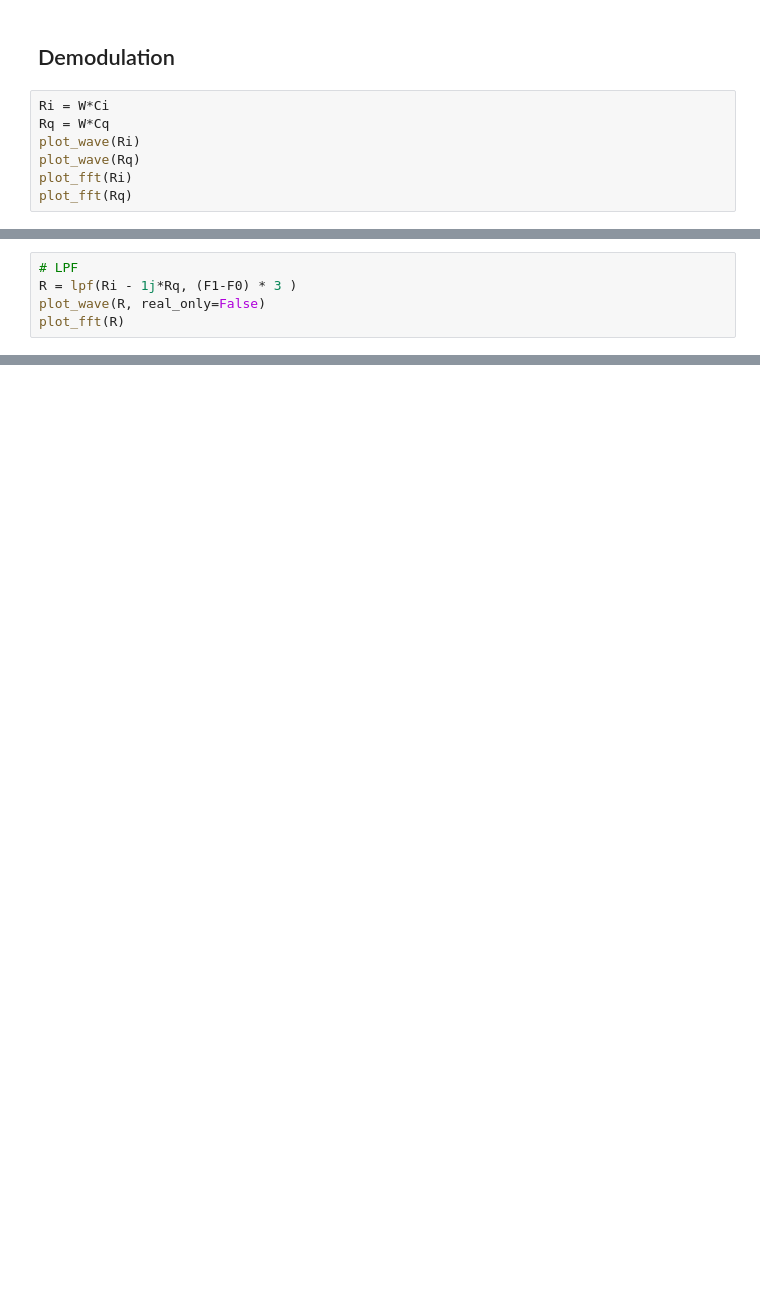
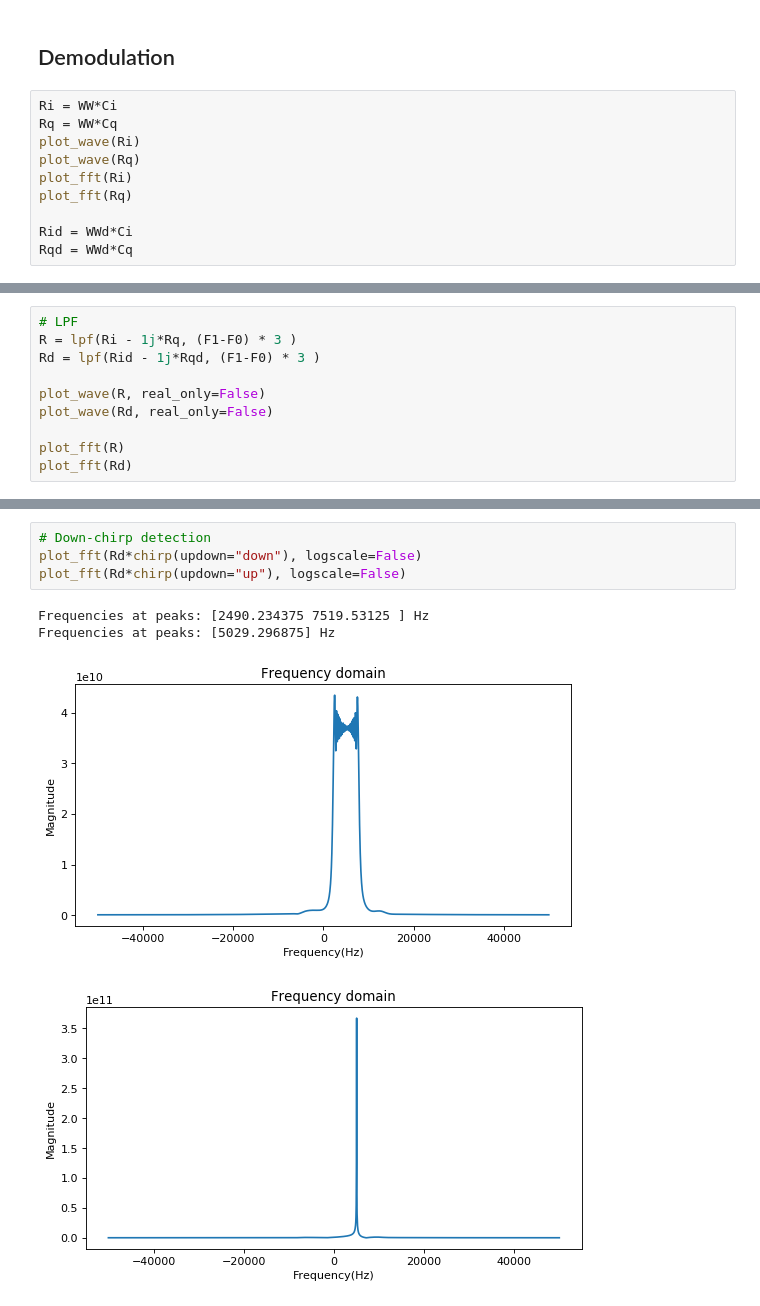
Before and after one commit to araobp/ultrasonic-communication, a Jupyter notebook: simulation/IQ_modulation.ipynb, the cells around one changed output, grey strips where cells are left out. Drawn from its saved outputs; the diff is of its cells as text; blank space fills up the shorter version.

```diff
--- a/simulation/IQ_modulation.ipynb
+++ b/simulation/IQ_modulation.ipynb
@@ -190,10 +218,13 @@ Frequencies at peaks: [-17724.609375 -16259.765625  16259.765625  17724.609375]
 # %% [markdown]
 ## Demodulation
 # %%
-Ri = W*Ci
-Rq = W*Cq
+Ri = WW*Ci
+Rq = WW*Cq
 plot_wave(Ri)
 plot_wave(Rq)
 plot_fft(Ri)
 plot_fft(Rq)
+
+Rid = WWd*Ci
+Rqd = WWd*Cq
 # %% [output]
@@ -206,6 +241,11 @@ Frequencies at peaks: [-537.109375 -439.453125    0.        439.453125  537.1093
 # %%
 # LPF
 R = lpf(Ri - 1j*Rq, (F1-F0) * 3 )
+Rd = lpf(Rid - 1j*Rqd, (F1-F0) * 3 )
+
 plot_wave(R, real_only=False)
+plot_wave(Rd, real_only=False)
+
 plot_fft(R)
+plot_fft(Rd)
 # %% [output]
@@ -222,0 +269,9 @@ Frequencies at peaks: [0.] Hz
+# %%
+# Down-chirp detection
+plot_fft(Rd*chirp(updown="down"), logscale=False)
+plot_fft(Rd*chirp(updown="up"), logscale=False)
+# %% [output]
+Frequencies at peaks: [2490.234375 7519.53125 ] Hz
+Frequencies at peaks: [5029.296875] Hz
+[figure, added]
+[figure, added]
```
Also changed, not shown: parts of 11 cells of this notebook, 1 other file.
